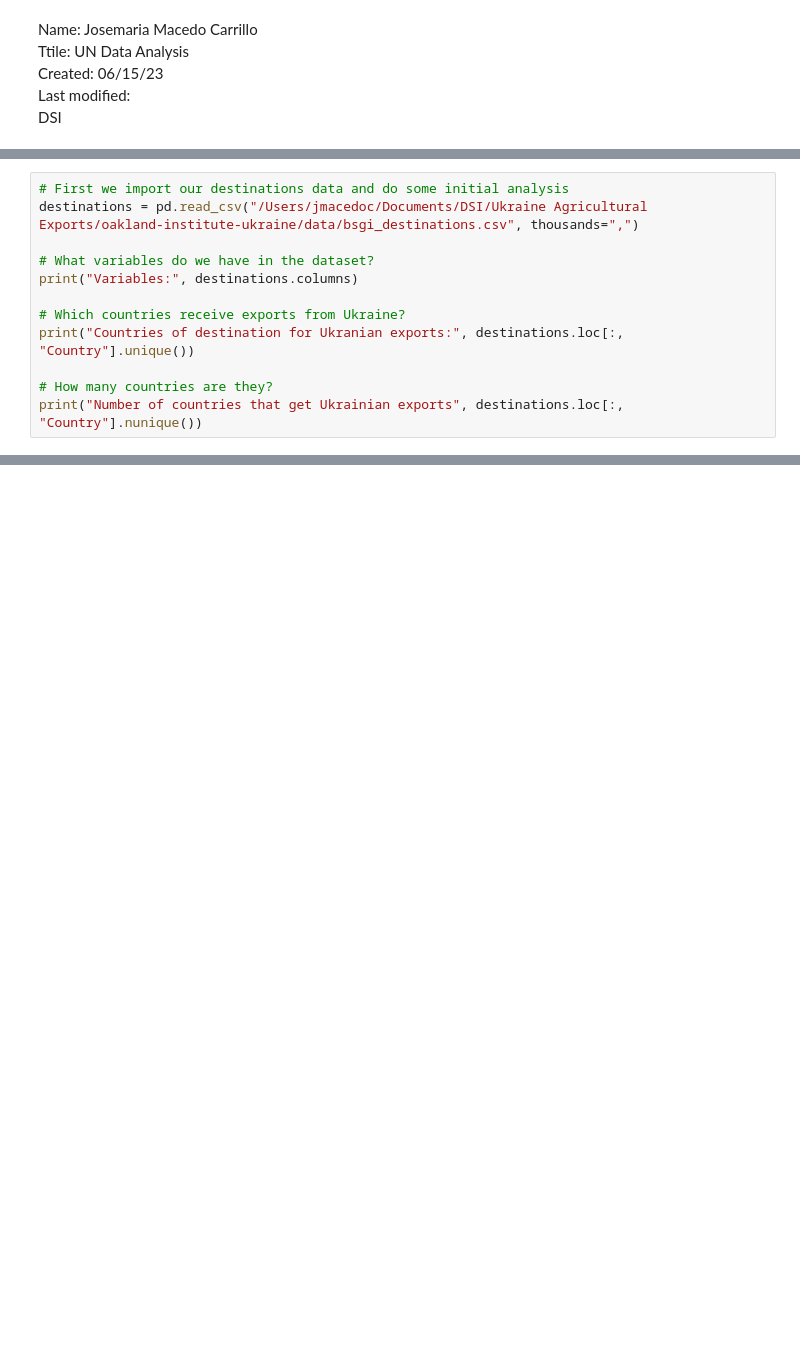
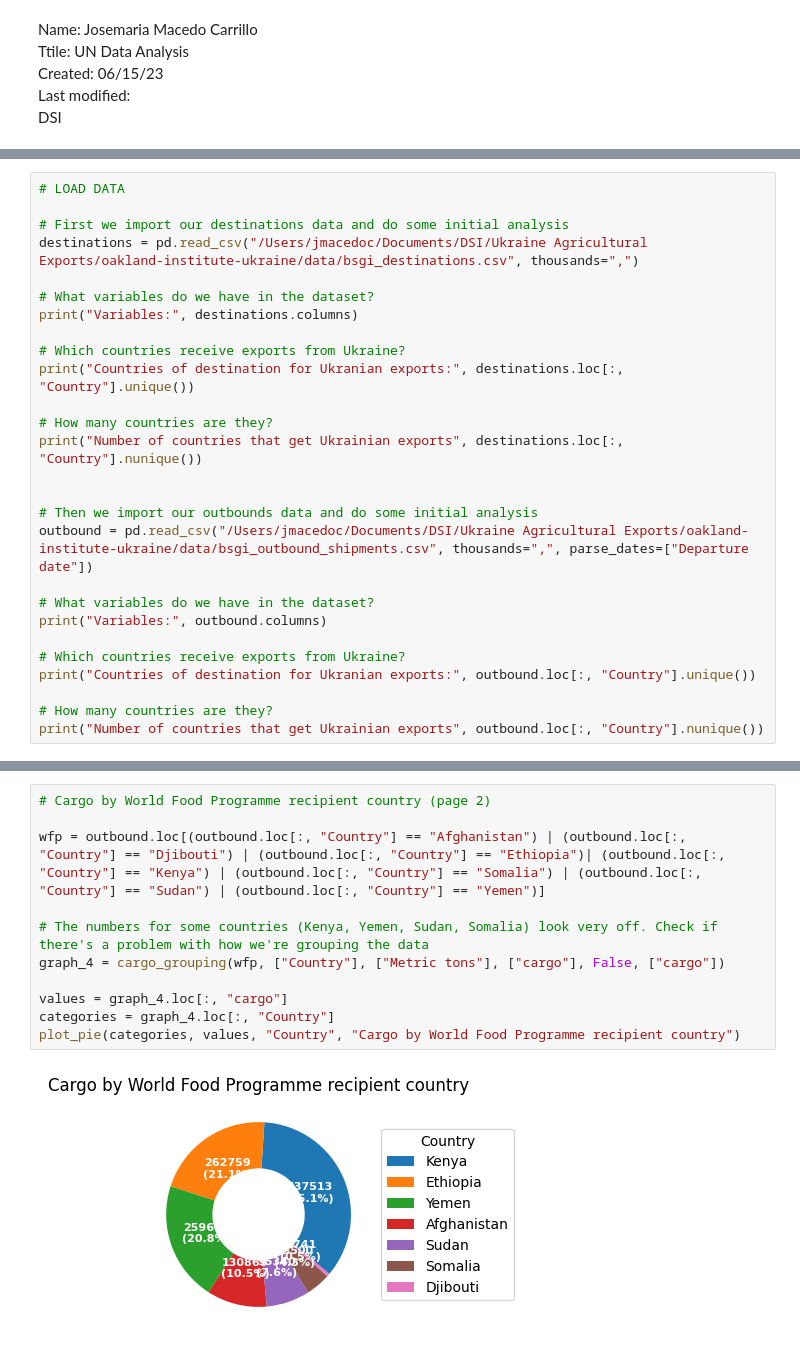
Before and after one commit to uchicago-dsi/oakland-institute-ukraine, a Jupyter notebook: visualizations/un_data_exploration.ipynb, the cells around one changed output, grey strips where cells are left out. Cells and saved outputs as stored; diff of their text form; blank space fills up the shorter version.

Commit message:
Added helper functions for pie charts, ploted another pie chart and started with stacked bar chart but getting an error with that one

```diff
--- a/visualizations/un_data_exploration.ipynb
+++ b/visualizations/un_data_exploration.ipynb
@@ -12,4 +11,6 @@ import os
 # %%
+# LOAD DATA
+
 # First we import our destinations data and do some initial analysis
 destinations = pd.read_csv("/Users/jmacedoc/Documents/DSI/Ukraine Agricultural Exports/oakland-institute-ukraine/data/bsgi_destinations.csv", thousands=",")
 
@@ -21,6 +22,19 @@ print("Countries of destination for Ukranian exports:", destinations.loc[:, "Cou
 
 # How many countries are they?
 print("Number of countries that get Ukrainian exports", destinations.loc[:, "Country"].nunique())
+
+
+# Then we import our outbounds data and do some initial analysis
+outbound = pd.read_csv("/Users/jmacedoc/Documents/DSI/Ukraine Agricultural Exports/oakland-institute-ukraine/data/bsgi_outbound_shipments.csv", thousands=",", parse_dates=["Departure date"])
+
+# What variables do we have in the dataset?
+print("Variables:", outbound.columns)
+
+# Which countries receive exports from Ukraine?
+print("Countries of destination for Ukranian exports:", outbound.loc[:, "Country"].unique())
+
+# How many countries are they?
+print("Number of countries that get Ukrainian exports", outbound.loc[:, "Country"].nunique())
 # %% [output]
 Variables: Index(['Country', 'ISO-3', 'Income group', 'Development category',
        'Least Developed Countries', 'UN region', 'Commodity',
@@ -113,0 +163,13 @@ plt.show()
+# %%
+# Cargo by World Food Programme recipient country (page 2)
+
+wfp = outbound.loc[(outbound.loc[:, "Country"] == "Afghanistan") | (outbound.loc[:, "Country"] == "Djibouti") | (outbound.loc[:, "Country"] == "Ethiopia")| (outbound.loc[:, "Country"] == "Kenya") | (outbound.loc[:, "Country"] == "Somalia") | (outbound.loc[:, "Country"] == "Sudan") | (outbound.loc[:, "Country"] == "Yemen")]
+
+# The numbers for some countries (Kenya, Yemen, Sudan, Somalia) look very off. Check if there's a problem with how we're grouping the data
+graph_4 = cargo_grouping(wfp, ["Country"], ["Metric tons"], ["cargo"], False, ["cargo"])
+
+values = graph_4.loc[:, "cargo"]
+categories = graph_4.loc[:, "Country"]
+plot_pie(categories, values, "Country", "Cargo by World Food Programme recipient country")
+# %% [output]
+[figure, added]
```
Also changed, not shown: parts of 7 cells of this notebook.
